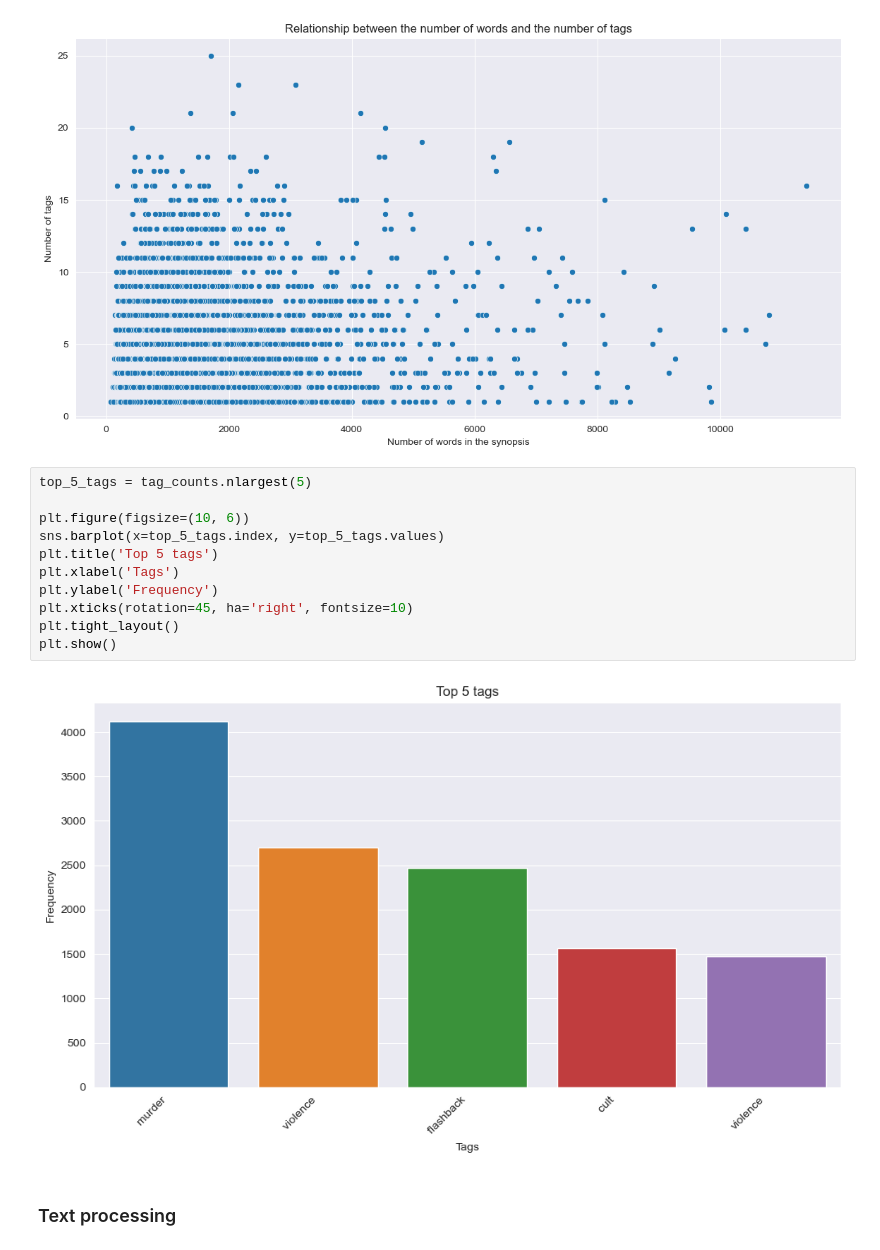
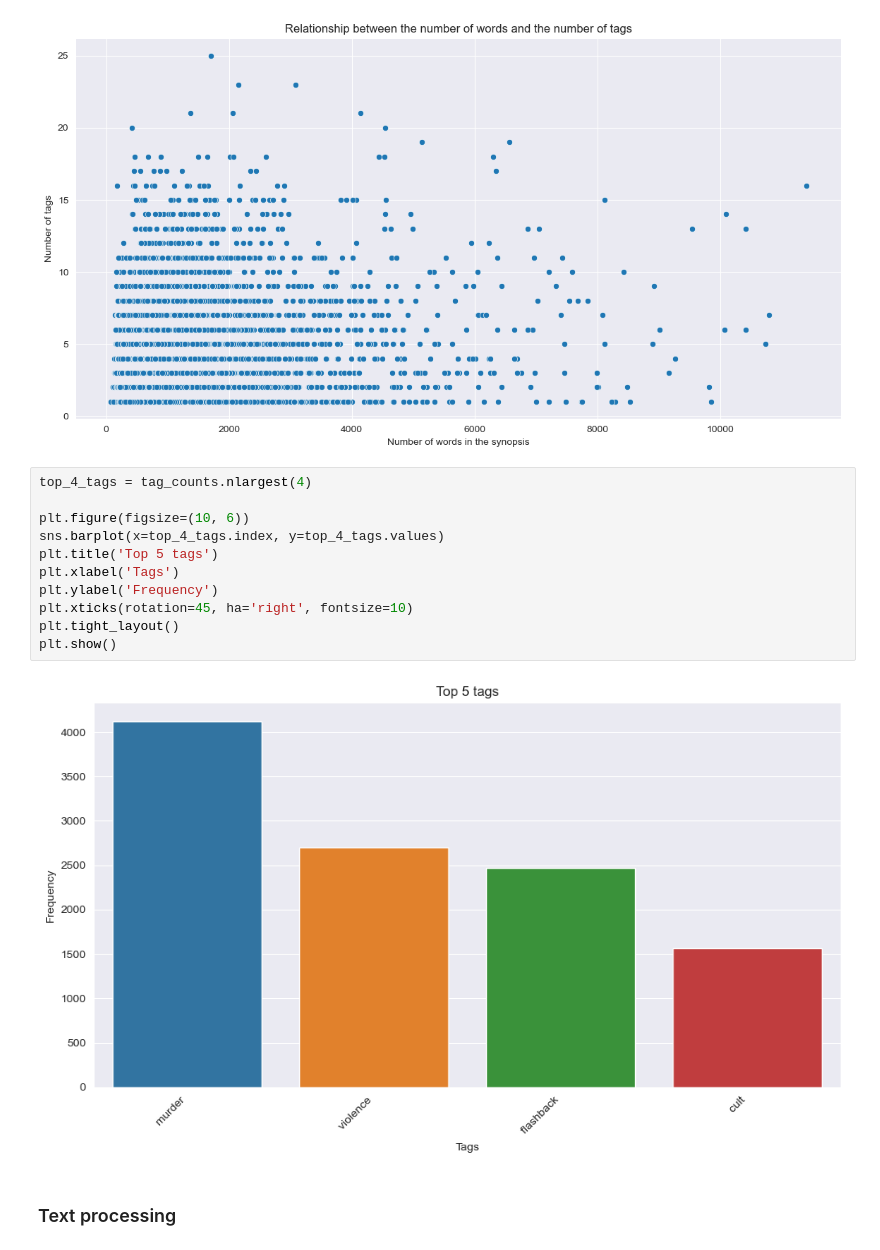
Before and after one commit to lizagrin/Movie-genres-classification, a Jupyter notebook: model.ipynb, the cells around one changed output. Cells and saved outputs as stored; diff of their text form.

```diff
--- a/model.ipynb
+++ b/model.ipynb
@@ -84,18 +84,18 @@ plt.show()
 # %% [output]
 [figure]
 # %%
-top_5_tags = tag_counts.nlargest(5)
+top_4_tags = tag_counts.nlargest(4)
 
 plt.figure(figsize=(10, 6))
-sns.barplot(x=top_5_tags.index, y=top_5_tags.values)
+sns.barplot(x=top_4_tags.index, y=top_4_tags.values)
 plt.title('Top 5 tags')
 plt.xlabel('Tags')
 plt.ylabel('Frequency')
 plt.xticks(rotation=45, ha='right', fontsize=10)
 plt.tight_layout()
 plt.show()
 # %% [output]
-[figure, old version]
+[figure, new version]
 # %% [markdown]
 ### Text processing
 # %%
```
Also changed, not shown: parts of 10 cells of this notebook, 1 other file.
